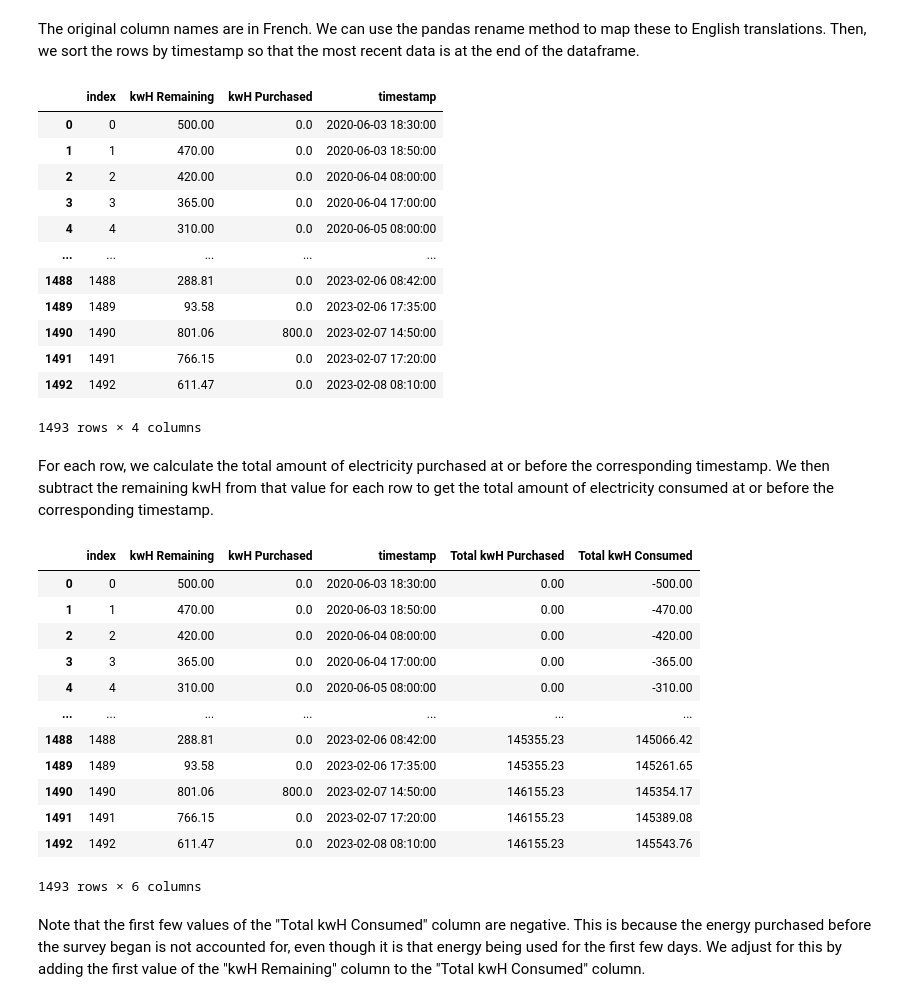
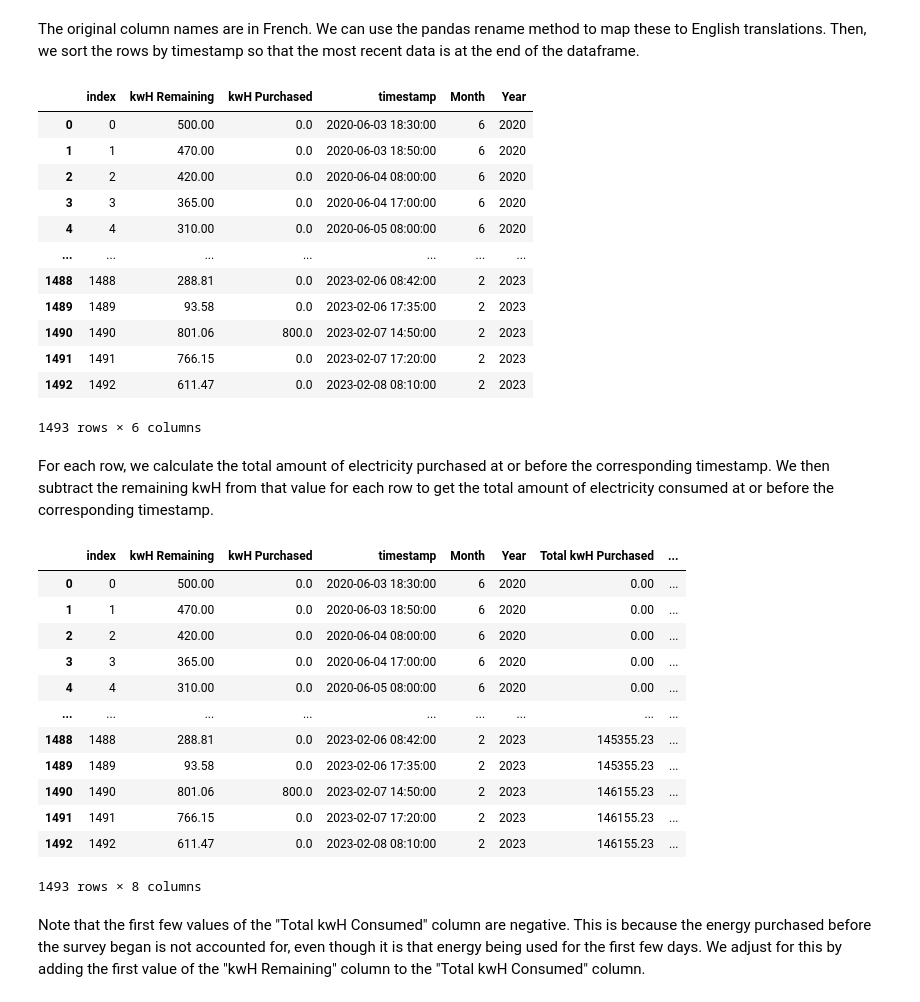
Before and after one commit to AmanDesai-coder/CBCA_Ndosho_Electricity_Analysis, a Jupyter notebook: AmanElectricityAnalysis.ipynb, the cells around one changed output. Cells and saved outputs as stored; diff of their text form; code cells hidden in the pictures.

```diff
--- a/AmanElectricityAnalysis.ipynb
+++ b/AmanElectricityAnalysis.ipynb
@@ -42,21 +42,23 @@ The original column names are in French. We can use the pandas rename method to
 # %%
 electr_df = electr_df.rename(columns = {'KwH Restant' : 'kwH Remaining', 'Achat KwH' : 'kwH Purchased'})
 electr_df = electr_df.sort_values('timestamp').reset_index()
+electr_df["Month"] = electr_df['timestamp'].apply(lambda x: x.month)
+electr_df["Year"] = electr_df['timestamp'].apply(lambda x: x.year)
 electr_df
 # %% [output]
-|  | index | kwH Remaining | kwH Purchased | timestamp |
-| 0 | 0 | 500.00 | 0.0 | 2020-06-03 18:30:00 |
-| 1 | 1 | 470.00 | 0.0 | 2020-06-03 18:50:00 |
-| 2 | 2 | 420.00 | 0.0 | 2020-06-04 08:00:00 |
-| 3 | 3 | 365.00 | 0.0 | 2020-06-04 17:00:00 |
-| 4 | 4 | 310.00 | 0.0 | 2020-06-05 08:00:00 |
-| ... | ... | ... | ... | ... |
-| 1488 | 1488 | 288.81 | 0.0 | 2023-02-06 08:42:00 |
-| 1489 | 1489 | 93.58 | 0.0 | 2023-02-06 17:35:00 |
-| 1490 | 1490 | 801.06 | 800.0 | 2023-02-07 14:50:00 |
-| 1491 | 1491 | 766.15 | 0.0 | 2023-02-07 17:20:00 |
-| 1492 | 1492 | 611.47 | 0.0 | 2023-02-08 08:10:00 |
+|  | index | kwH Remaining | kwH Purchased | timestamp | Month | Year |
+| 0 | 0 | 500.00 | 0.0 | 2020-06-03 18:30:00 | 6 | 2020 |
+| 1 | 1 | 470.00 | 0.0 | 2020-06-03 18:50:00 | 6 | 2020 |
+| 2 | 2 | 420.00 | 0.0 | 2020-06-04 08:00:00 | 6 | 2020 |
+| 3 | 3 | 365.00 | 0.0 | 2020-06-04 17:00:00 | 6 | 2020 |
+| 4 | 4 | 310.00 | 0.0 | 2020-06-05 08:00:00 | 6 | 2020 |
+| ... | ... | ... | ... | ... | ... | ... |
+| 1488 | 1488 | 288.81 | 0.0 | 2023-02-06 08:42:00 | 2 | 2023 |
+| 1489 | 1489 | 93.58 | 0.0 | 2023-02-06 17:35:00 | 2 | 2023 |
+| 1490 | 1490 | 801.06 | 800.0 | 2023-02-07 14:50:00 | 2 | 2023 |
+| 1491 | 1491 | 766.15 | 0.0 | 2023-02-07 17:20:00 | 2 | 2023 |
+| 1492 | 1492 | 611.47 | 0.0 | 2023-02-08 08:10:00 | 2 | 2023 |
-1493 rows × 4 columns
+1493 rows × 6 columns
 # %% [markdown]
 For each row, we calculate the total amount of electricity purchased at or before the corresponding timestamp. We then subtract the remaining kwH from that value for each row to get the total amount of electricity consumed at or before the corresponding timestamp.
 # %%
@@ -64,19 +66,19 @@ electr_df['Total kwH Purchased'] = np.cumsum(electr_df['kwH Purchased'].values)
 electr_df['Total kwH Consumed'] = electr_df['Total kwH Purchased'] - electr_df['kwH Remaining']
 electr_df
 # %% [output]
-|  | index | kwH Remaining | kwH Purchased | timestamp | Total kwH Purchased | Total kwH Consumed |
-| 0 | 0 | 500.00 | 0.0 | 2020-06-03 18:30:00 | 0.00 | -500.00 |
-| 1 | 1 | 470.00 | 0.0 | 2020-06-03 18:50:00 | 0.00 | -470.00 |
-| 2 | 2 | 420.00 | 0.0 | 2020-06-04 08:00:00 | 0.00 | -420.00 |
-| 3 | 3 | 365.00 | 0.0 | 2020-06-04 17:00:00 | 0.00 | -365.00 |
-| 4 | 4 | 310.00 | 0.0 | 2020-06-05 08:00:00 | 0.00 | -310.00 |
-| ... | ... | ... | ... | ... | ... | ... |
-| 1488 | 1488 | 288.81 | 0.0 | 2023-02-06 08:42:00 | 145355.23 | 145066.42 |
-| 1489 | 1489 | 93.58 | 0.0 | 2023-02-06 17:35:00 | 145355.23 | 145261.65 |
-| 1490 | 1490 | 801.06 | 800.0 | 2023-02-07 14:50:00 | 146155.23 | 145354.17 |
-| 1491 | 1491 | 766.15 | 0.0 | 2023-02-07 17:20:00 | 146155.23 | 145389.08 |
-| 1492 | 1492 | 611.47 | 0.0 | 2023-02-08 08:10:00 | 146155.23 | 145543.76 |
+|  | index | kwH Remaining | kwH Purchased | timestamp | Month | Year | Total kwH Purchased | ... |
+| 0 | 0 | 500.00 | 0.0 | 2020-06-03 18:30:00 | 6 | 2020 | 0.00 | ... |
+| 1 | 1 | 470.00 | 0.0 | 2020-06-03 18:50:00 | 6 | 2020 | 0.00 | ... |
+| 2 | 2 | 420.00 | 0.0 | 2020-06-04 08:00:00 | 6 | 2020 | 0.00 | ... |
+| 3 | 3 | 365.00 | 0.0 | 2020-06-04 17:00:00 | 6 | 2020 | 0.00 | ... |
+| 4 | 4 | 310.00 | 0.0 | 2020-06-05 08:00:00 | 6 | 2020 | 0.00 | ... |
+| ... | ... | ... | ... | ... | ... | ... | ... | ... |
+| 1488 | 1488 | 288.81 | 0.0 | 2023-02-06 08:42:00 | 2 | 2023 | 145355.23 | ... |
+| 1489 | 1489 | 93.58 | 0.0 | 2023-02-06 17:35:00 | 2 | 2023 | 145355.23 | ... |
+| 1490 | 1490 | 801.06 | 800.0 | 2023-02-07 14:50:00 | 2 | 2023 | 146155.23 | ... |
+| 1491 | 1491 | 766.15 | 0.0 | 2023-02-07 17:20:00 | 2 | 2023 | 146155.23 | ... |
+| 1492 | 1492 | 611.47 | 0.0 | 2023-02-08 08:10:00 | 2 | 2023 | 146155.23 | ... |
-1493 rows × 6 columns
+1493 rows × 8 columns
 # %% [markdown]
 Note that the first few values of the "Total kwH Consumed" column are negative. This is because the energy purchased before the survey began is not accounted for, even though it is that energy being used for the first few days. We adjust for this by adding the first value of the "kwH Remaining" column to the "Total kwH Consumed" column.
 # %%
```
Also changed, not shown: parts of 9 cells of this notebook.
